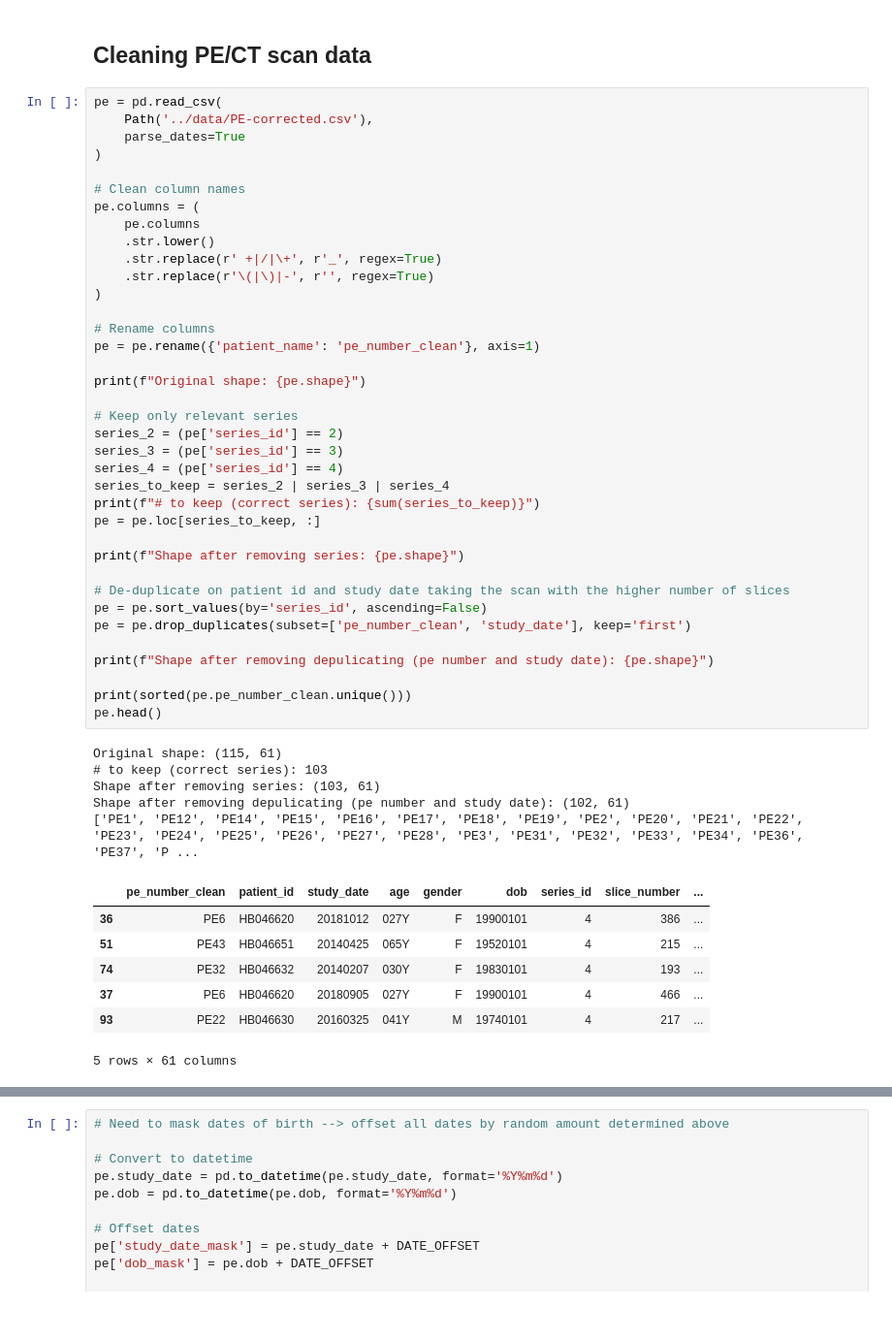
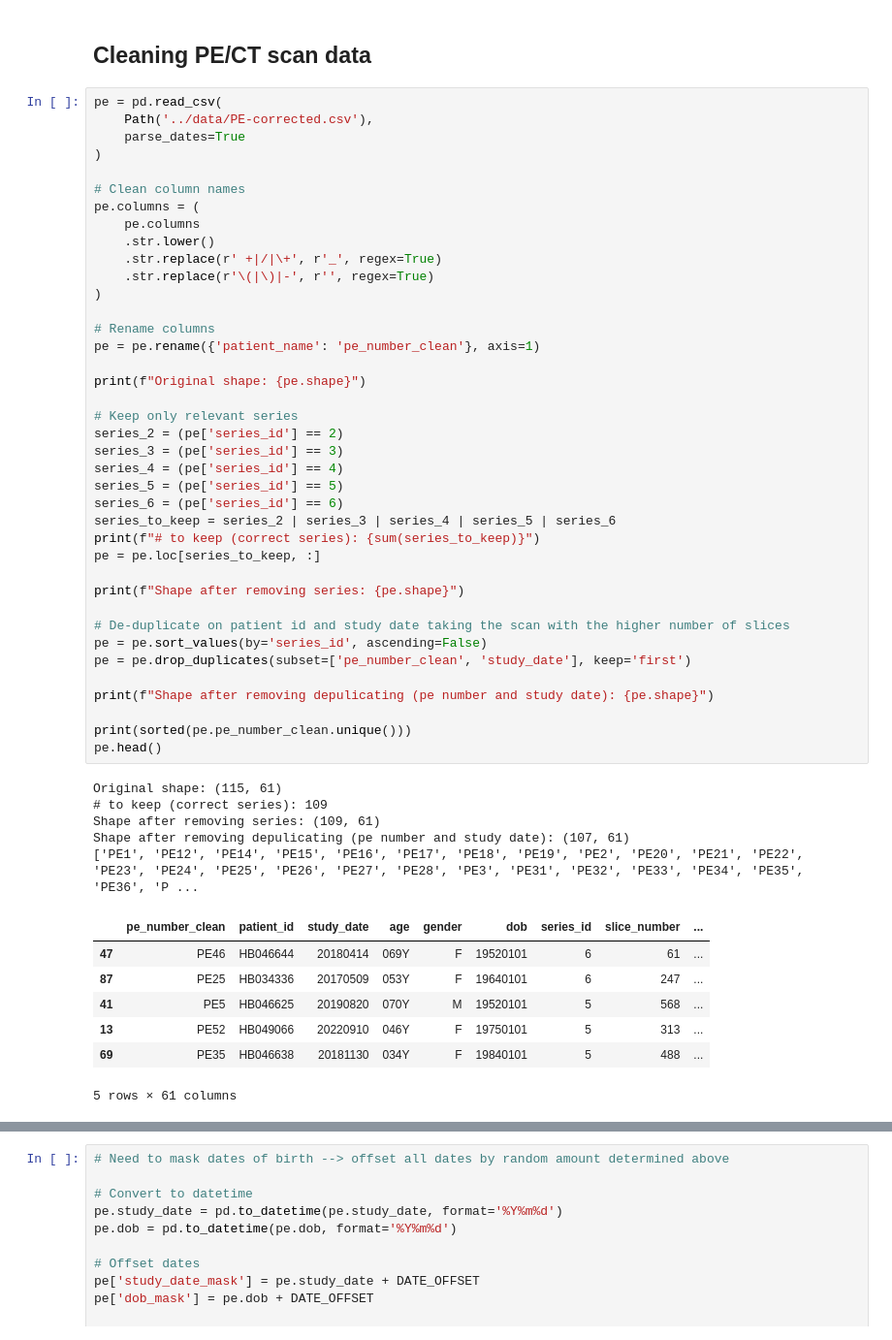
Before and after one commit to qaust/iCPET, a Jupyter notebook: src/cleaning.ipynb, the cells around one changed output, grey strips where cells are left out. Shown at 97% size. Drawn from its saved outputs; the diff is of its cells as text.

Commit message:
chore: updating data to include series id == 5 and 6

```diff
--- a/src/cleaning.ipynb
+++ b/src/cleaning.ipynb
@@ -208,43 +208,45 @@ pe.columns = (
 	.str.lower()
 	.str.replace(r' +|/|\+', r'_', regex=True)
 	.str.replace(r'\(|\)|-', r'', regex=True)
 )
 
 # Rename columns
 pe = pe.rename({'patient_name': 'pe_number_clean'}, axis=1)
 
 print(f"Original shape: {pe.shape}")
 
 # Keep only relevant series
 series_2 = (pe['series_id'] == 2)
 series_3 = (pe['series_id'] == 3)
 series_4 = (pe['series_id'] == 4)
-series_to_keep = series_2 | series_3 | series_4
+series_5 = (pe['series_id'] == 5)
+series_6 = (pe['series_id'] == 6)
+series_to_keep = series_2 | series_3 | series_4 | series_5 | series_6
 print(f"# to keep (correct series): {sum(series_to_keep)}")
 pe = pe.loc[series_to_keep, :]
 
 print(f"Shape after removing series: {pe.shape}")
 
 # De-duplicate on patient id and study date taking the scan with the higher number of slices
 pe = pe.sort_values(by='series_id', ascending=False)
 pe = pe.drop_duplicates(subset=['pe_number_clean', 'study_date'], keep='first')
 
 print(f"Shape after removing depulicating (pe number and study date): {pe.shape}")
 
 print(sorted(pe.pe_number_clean.unique()))
 pe.head()
 # %% [output]
 Original shape: (115, 61)
-# to keep (correct series): 103
-Shape after removing series: (103, 61)
-Shape after removing depulicating (pe number and study date): (102, 61)
-['PE1', 'PE12', 'PE14', 'PE15', 'PE16', 'PE17', 'PE18', 'PE19', 'PE2', 'PE20', 'PE21', 'PE22', 'PE23', 'PE24', 'PE25', 'PE26', 'PE27', 'PE28', 'PE3', 'PE31', 'PE32', 'PE33', 'PE34', 'PE36', 'PE37', 'P ...
+# to keep (correct series): 109
+Shape after removing series: (109, 61)
+Shape after removing depulicating (pe number and study date): (107, 61)
+['PE1', 'PE12', 'PE14', 'PE15', 'PE16', 'PE17', 'PE18', 'PE19', 'PE2', 'PE20', 'PE21', 'PE22', 'PE23', 'PE24', 'PE25', 'PE26', 'PE27', 'PE28', 'PE3', 'PE31', 'PE32', 'PE33', 'PE34', 'PE35', 'PE36', 'P ...
 |  | pe_number_clean | patient_id | study_date | age | gender | dob | series_id | slice_number | ... |
-| 36 | PE6 | HB046620 | 20181012 | 027Y | F | 19900101 | 4 | 386 | ... |
-| 51 | PE43 | HB046651 | 20140425 | 065Y | F | 19520101 | 4 | 215 | ... |
-| 74 | PE32 | HB046632 | 20140207 | 030Y | F | 19830101 | 4 | 193 | ... |
-| 37 | PE6 | HB046620 | 20180905 | 027Y | F | 19900101 | 4 | 466 | ... |
-| 93 | PE22 | HB046630 | 20160325 | 041Y | M | 19740101 | 4 | 217 | ... |
+| 47 | PE46 | HB046644 | 20180414 | 069Y | F | 19520101 | 6 | 61 | ... |
+| 87 | PE25 | HB034336 | 20170509 | 053Y | F | 19640101 | 6 | 247 | ... |
+| 41 | PE5 | HB046625 | 20190820 | 070Y | M | 19520101 | 5 | 568 | ... |
+| 13 | PE52 | HB049066 | 20220910 | 046Y | F | 19750101 | 5 | 313 | ... |
+| 69 | PE35 | HB046638 | 20181130 | 034Y | F | 19840101 | 5 | 488 | ... |
 5 rows × 61 columns
 # %%
 pe.pe_number_clean
```
Also changed, not shown: parts of 10 cells of this notebook, 6 other files.
